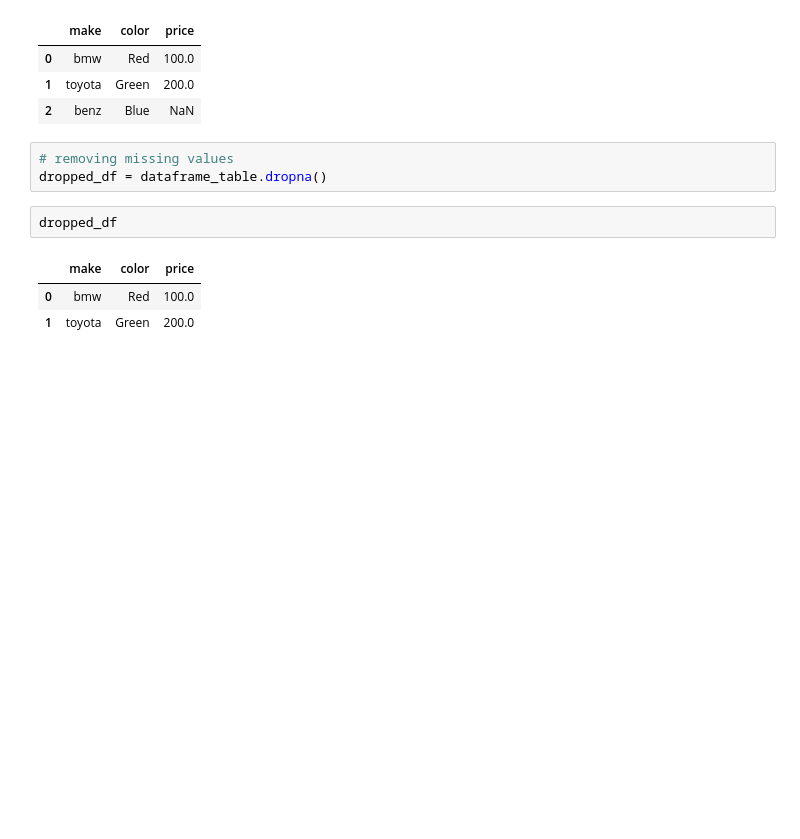
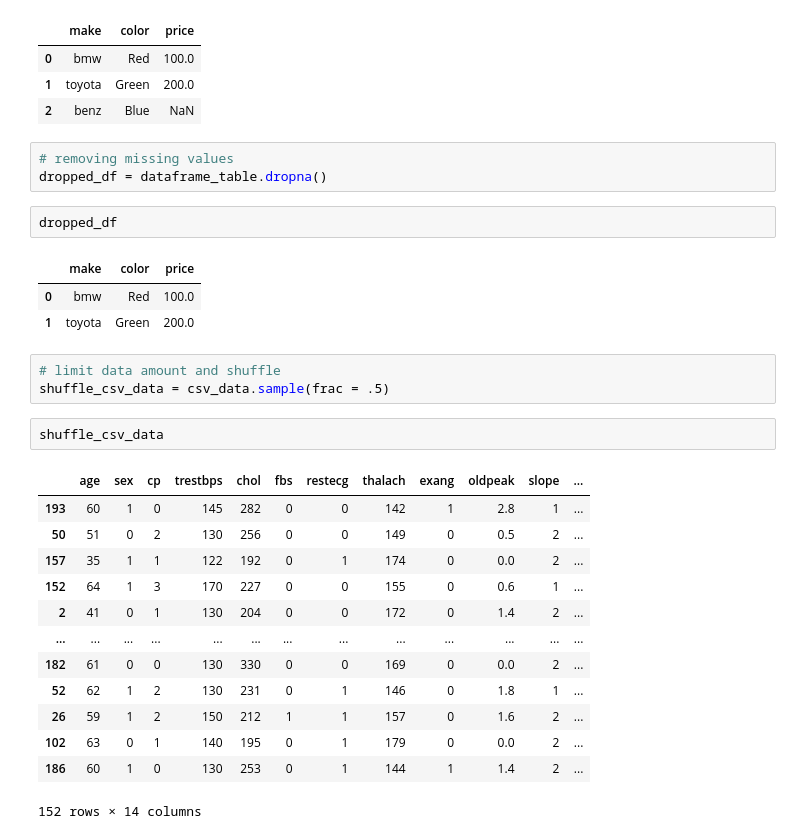
Before and after one commit to adrian007i/Zero-To-Mastery-ML_Data_Science, a Jupyter notebook: sample_project1/IntroToPandas.ipynb, the cells around one changed output. Drawn from its saved outputs; the diff is of its cells as text; blank space fills up the shorter version.

```diff
--- a/sample_project1/IntroToPandas.ipynb
+++ b/sample_project1/IntroToPandas.ipynb
@@ -288,3 +288,22 @@ dropped_df
 |  | make | color | price |
 | 0 | bmw | Red | 100.0 |
 | 1 | toyota | Green | 200.0 |
+# %%
+# limit data amount and shuffle
+shuffle_csv_data = csv_data.sample(frac = .5)
+# %%
+shuffle_csv_data
+# %% [output]
+|  | age | sex | cp | trestbps | chol | fbs | restecg | thalach | exang | oldpeak | slope | ... |
+| 193 | 60 | 1 | 0 | 145 | 282 | 0 | 0 | 142 | 1 | 2.8 | 1 | ... |
+| 50 | 51 | 0 | 2 | 130 | 256 | 0 | 0 | 149 | 0 | 0.5 | 2 | ... |
+| 157 | 35 | 1 | 1 | 122 | 192 | 0 | 1 | 174 | 0 | 0.0 | 2 | ... |
+| 152 | 64 | 1 | 3 | 170 | 227 | 0 | 0 | 155 | 0 | 0.6 | 1 | ... |
+| 2 | 41 | 0 | 1 | 130 | 204 | 0 | 0 | 172 | 0 | 1.4 | 2 | ... |
+| ... | ... | ... | ... | ... | ... | ... | ... | ... | ... | ... | ... | ... |
+| 182 | 61 | 0 | 0 | 130 | 330 | 0 | 0 | 169 | 0 | 0.0 | 2 | ... |
+| 52 | 62 | 1 | 2 | 130 | 231 | 0 | 1 | 146 | 0 | 1.8 | 1 | ... |
+| 26 | 59 | 1 | 2 | 150 | 212 | 1 | 1 | 157 | 0 | 1.6 | 2 | ... |
+| 102 | 63 | 0 | 1 | 140 | 195 | 0 | 1 | 179 | 0 | 0.0 | 2 | ... |
+| 186 | 60 | 1 | 0 | 130 | 253 | 0 | 1 | 144 | 1 | 1.4 | 2 | ... |
+152 rows × 14 columns
```
Also changed, not shown: parts of 4 cells of this notebook.
